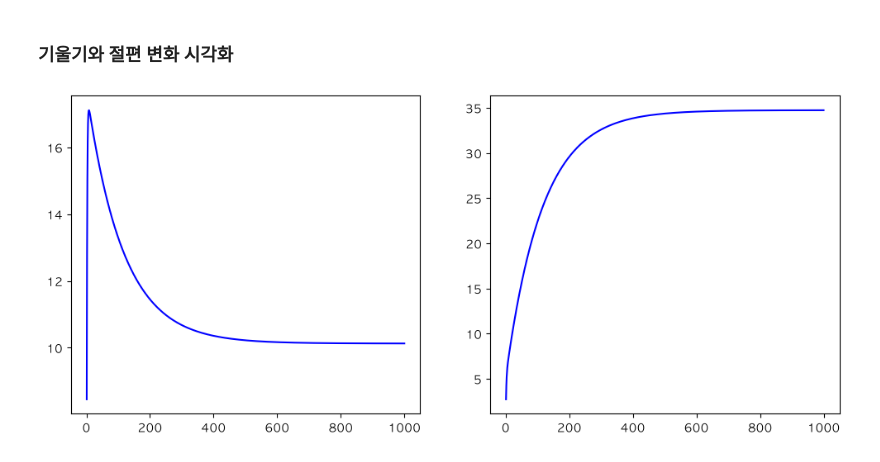
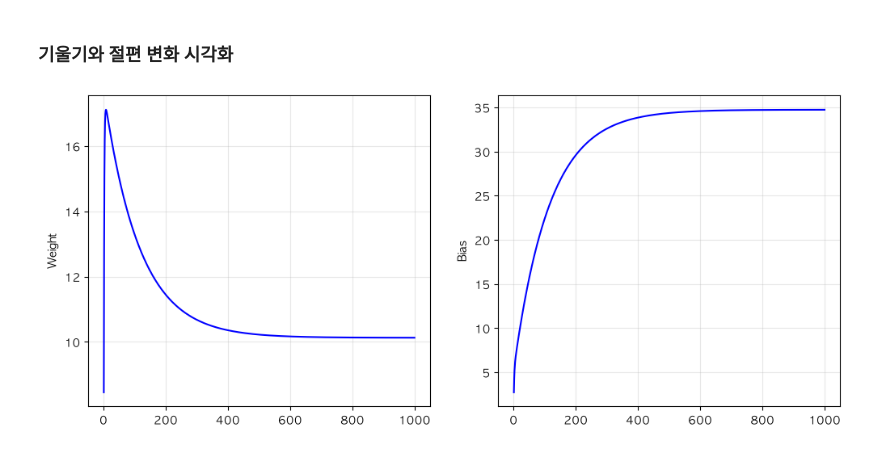
Before and after one commit to IndieGameMaker/kant_ml, a Jupyter notebook: 03_ml.ipynb, the cells around one changed output. Cells and saved outputs as stored; diff of their text form; code cells hidden in the pictures.

```diff
--- a/03_ml.ipynb
+++ b/03_ml.ipynb
@@ -270,20 +270,24 @@ plt.show()
 # %%
 fig, axes = plt.subplots(1, 2, figsize=(12, 5))
 
 # 기울기 변화
 axes[0].plot(
     history_df["epoch"],
     history_df["weight"],
     color="blue"
 )
+axes[0].grid(alpha=0.3)
+axes[0].set_ylabel("Weight")
 
 # 절편 변화
 axes[1].plot(
     history_df["epoch"],
     history_df["bias"],
     color="blue"
 )
+axes[1].grid(alpha=0.3)
+axes[1].set_ylabel("Bias")
 
 plt.show()
 # %% [output]
-[figure, old version]
+[figure, new version]
```
